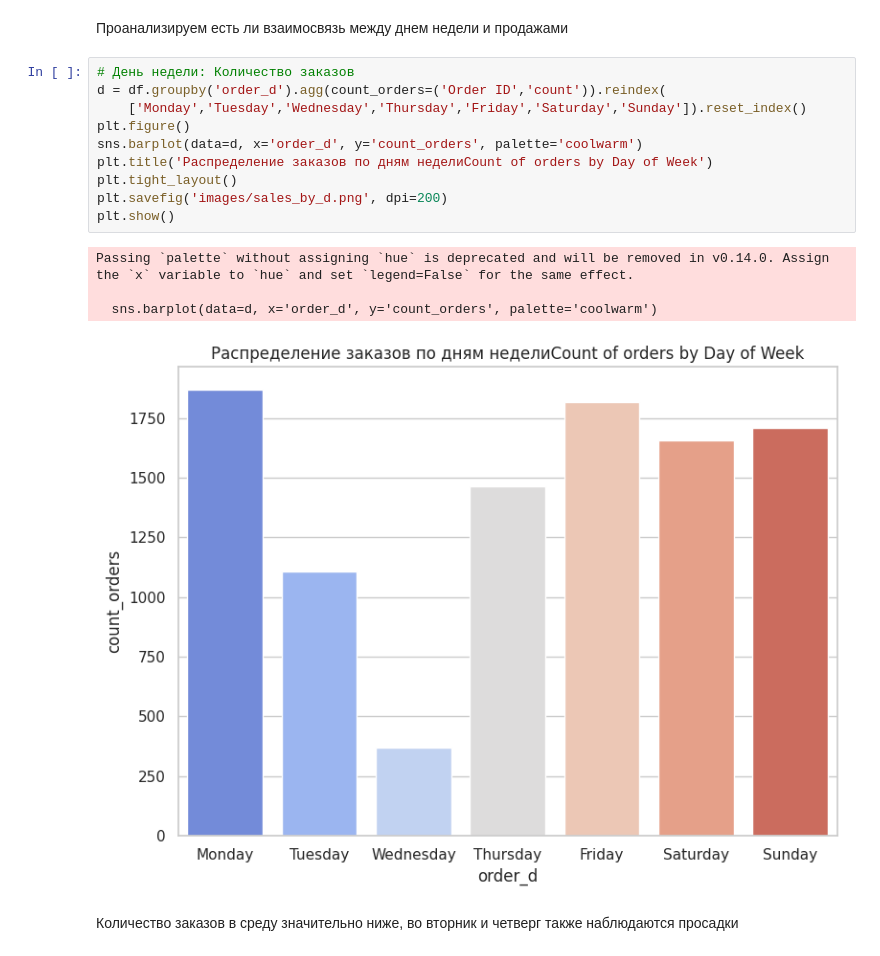
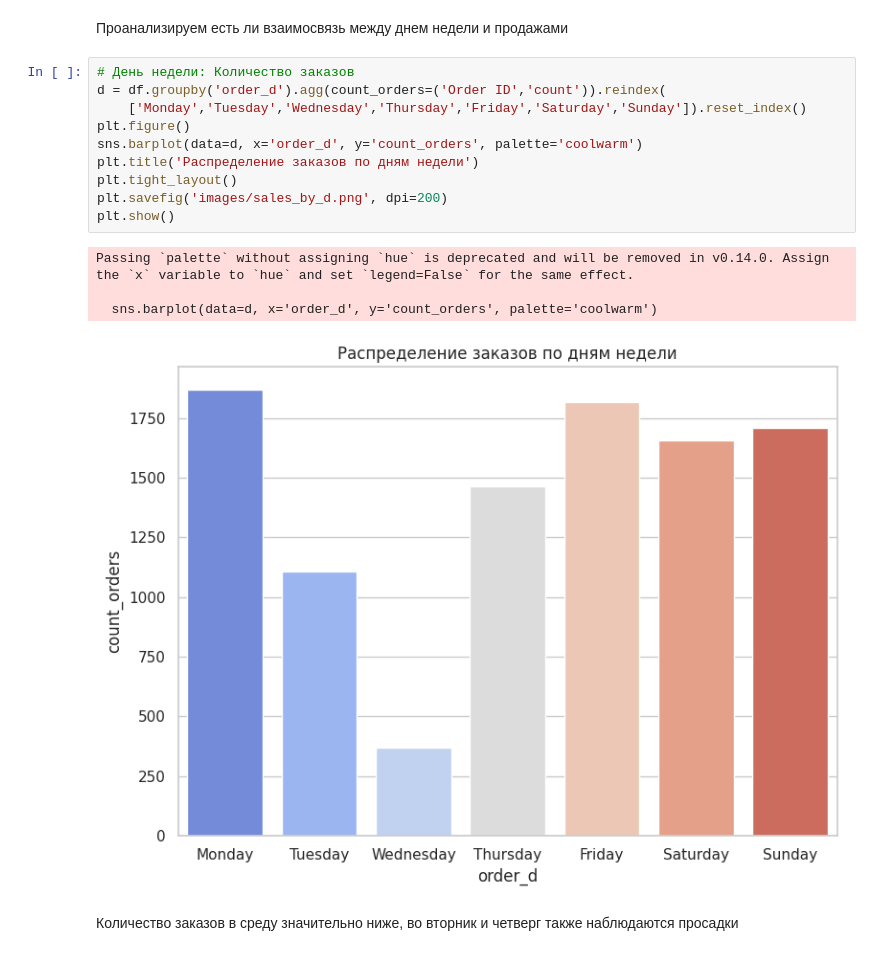
Before and after one commit to hardscrey/superstore_marketing_analis, a Jupyter notebook: superstore_marketing_analis.ipynb, the cells around one changed output. Cells and saved outputs as stored; diff of their text form.

```diff
--- a/superstore_marketing_analis.ipynb
+++ b/superstore_marketing_analis.ipynb
@@ -512,18 +510,18 @@ p-value: 0.00020180198458237758
 # %%
 # День недели: Количество заказов
 d = df.groupby('order_d').agg(count_orders=('Order ID','count')).reindex(
     ['Monday','Tuesday','Wednesday','Thursday','Friday','Saturday','Sunday']).reset_index()
 plt.figure()
 sns.barplot(data=d, x='order_d', y='count_orders', palette='coolwarm')
-plt.title('Распределение заказов по дням неделиCount of orders by Day of Week')
+plt.title('Распределение заказов по дням недели')
 plt.tight_layout()
 plt.savefig('images/sales_by_d.png', dpi=200)
 plt.show()
 # %% [output]
 Passing `palette` without assigning `hue` is deprecated and will be removed in v0.14.0. Assign the `x` variable to `hue` and set `legend=False` for the same effect.
 
   sns.barplot(data=d, x='order_d', y='count_orders', palette='coolwarm')
-[figure, old version]
+[figure, new version]
 # %% [markdown]
 Количество заказов в среду значительно ниже, во вторник и четверг также наблюдаются просадки
 # %%
```
Also changed, not shown: parts of 5 cells of this notebook.
